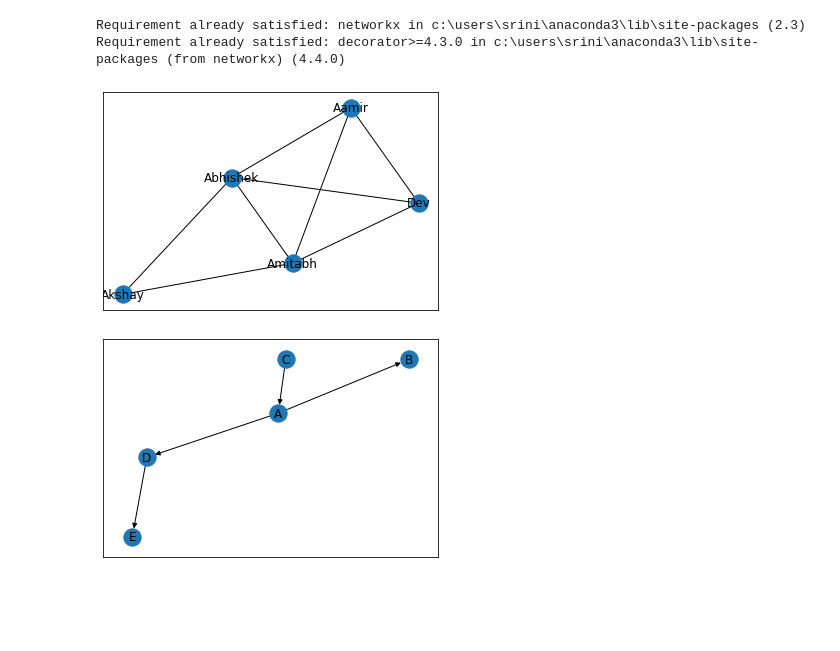
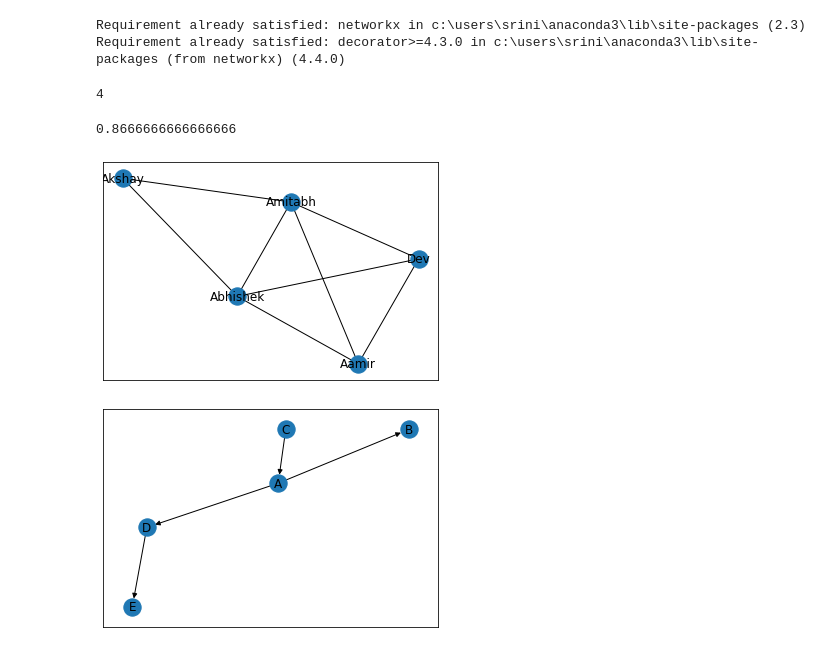
Before and after one commit to SrinivassPadmanabhan/Learning_Social_media_analytics, a Jupyter notebook: network.ipynb, the cells around one changed output. Saved outputs shown, nothing was run; the diff lists cells and outputs as text; code cells hidden in the pictures; blank space fills up the shorter version.

```diff
--- a/network.ipynb
+++ b/network.ipynb
@@ -17,10 +17,14 @@ g_symmetric.add_edge('Dev', 'Aamir')
 # %%
 import matplotlib
 %matplotlib inline
-# %%
-nx.draw_networkx(g_symmetric)
-# %% [output]
-[figure, removed]
+# %%
+nx.draw_networkx(g_symmetric)
+print(nx.degree(g_symmetric, "Amitabh"))
+nx.average_clustering(g_symmetric)
+# %% [output]
+4
+0.8666666666666666
+[figure, added]
 # %%
 g_asymmetric = nx.DiGraph() #  empty network
 g_asymmetric.add_edge("A","B")
```
Also changed, not shown: parts of 1 cell of this notebook, 6 other files.
